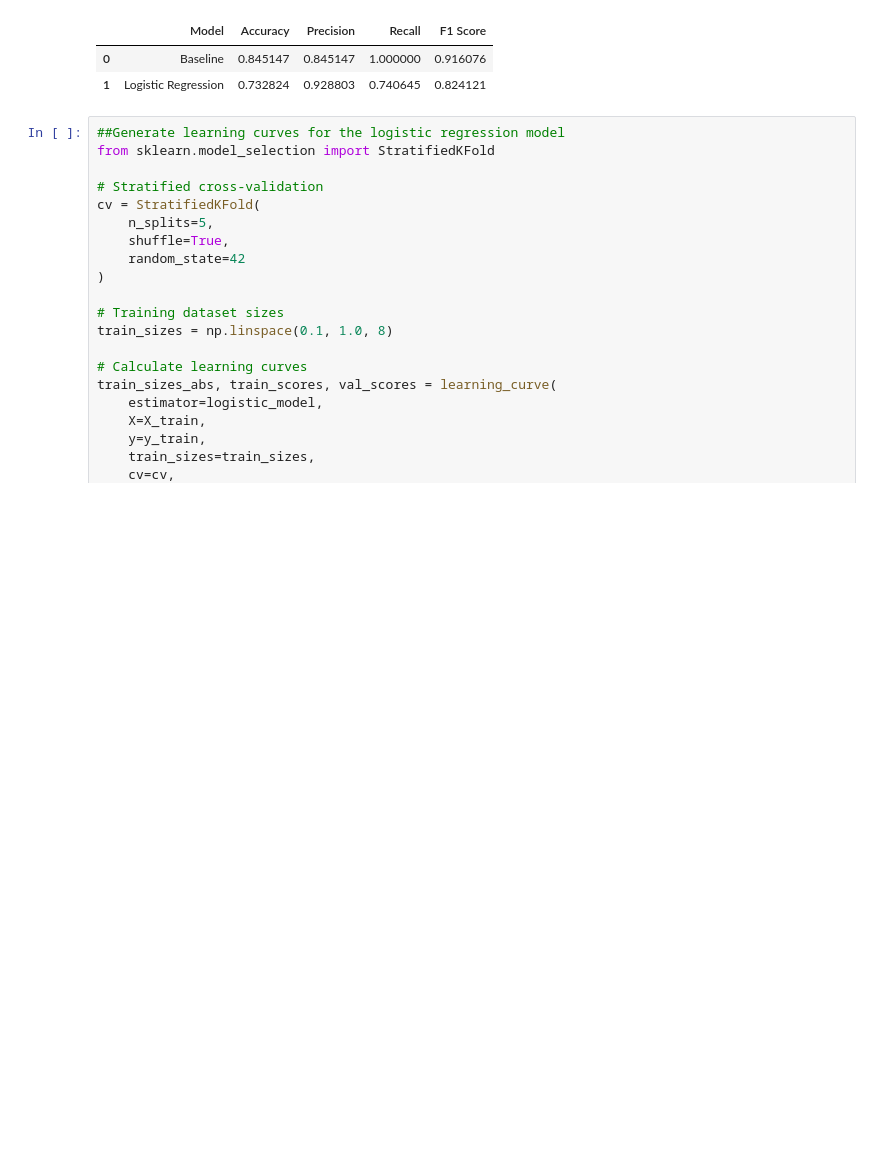
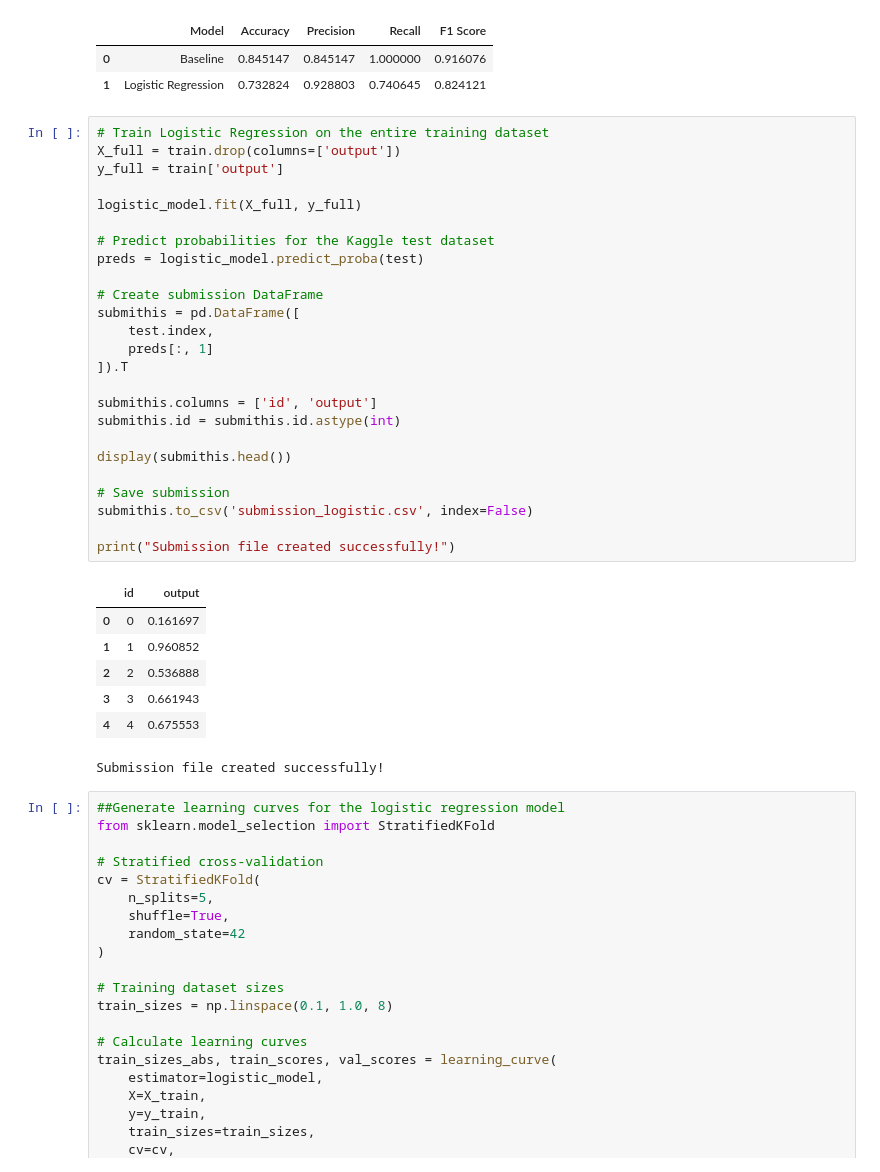
Before and after one commit to ayoolaore/ml_classifier_experiments, a Jupyter notebook: src/Logistic_Regression.ipynb, the cells around one changed output. Cells and saved outputs as stored; diff of their text form; blank space fills up the shorter version.

Commit message:
Kaggle Logistic Regression submission file created successfully!

```diff
--- a/src/Logistic_Regression.ipynb
+++ b/src/Logistic_Regression.ipynb
@@ -416,6 +416,39 @@ display(comparison)
 |  | Model | Accuracy | Precision | Recall | F1 Score |
 | 0 | Baseline | 0.845147 | 0.845147 | 1.000000 | 0.916076 |
 | 1 | Logistic Regression | 0.732824 | 0.928803 | 0.740645 | 0.824121 |
+# %%
+# Train Logistic Regression on the entire training dataset
+X_full = train.drop(columns=['output'])
+y_full = train['output']
+
+logistic_model.fit(X_full, y_full)
+
+# Predict probabilities for the Kaggle test dataset
+preds = logistic_model.predict_proba(test)
+
+# Create submission DataFrame
+submithis = pd.DataFrame([
+    test.index,
+    preds[:, 1]
+]).T
+
+submithis.columns = ['id', 'output']
+submithis.id = submithis.id.astype(int)
+
+display(submithis.head())
+
+# Save submission
+submithis.to_csv('submission_logistic.csv', index=False)
+
+print("Submission file created successfully!")
+# %% [output]
+|  | id | output |
+| 0 | 0 | 0.161697 |
+| 1 | 1 | 0.960852 |
+| 2 | 2 | 0.536888 |
+| 3 | 3 | 0.661943 |
+| 4 | 4 | 0.675553 |
+Submission file created successfully!
 # %%
 ##Generate learning curves for the logistic regression model
 from sklearn.model_selection import StratifiedKFold
```
Also changed, not shown: 1 other file.
